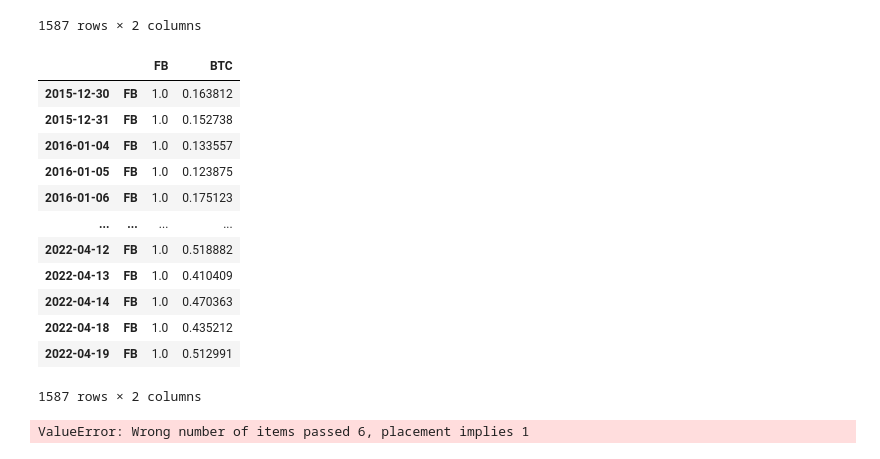
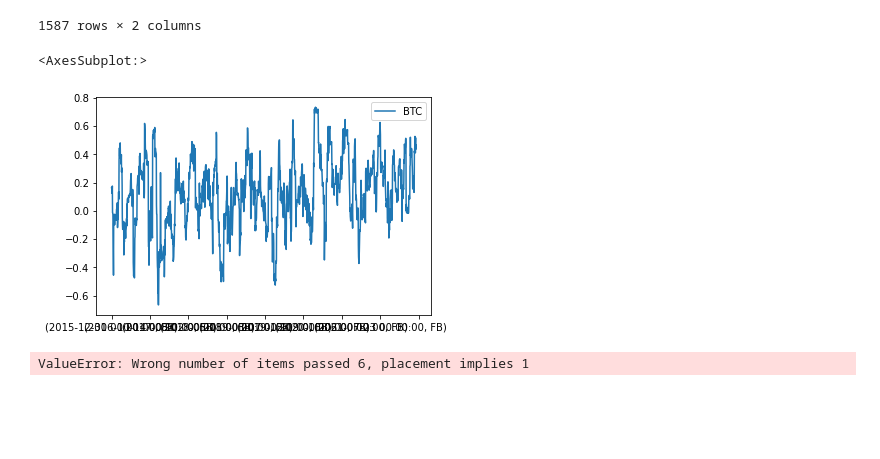
Before and after one commit to mathias1020/BTC_Correlation_Analysis, a Jupyter notebook: Correlation_Analysis.ipynb, the cells around one changed output. Cells and saved outputs as stored; diff of their text form; code cells hidden in the pictures; blank space fills up the shorter version.

Commit message:
Completed correlation function

```diff
--- a/Correlation_Analysis.ipynb
+++ b/Correlation_Analysis.ipynb
@@ -158,25 +158,15 @@ def get_correlation(ticker):
     correlation_df = correlation_df.rolling(window=20).corr().dropna()
     idx=pd.IndexSlice
     correlation_df = correlation_df.loc[idx[:, ticker], :]
+    correlation_df = correlation_df.drop(columns=[ticker])
 
     return correlation_df
 # %%
 test = get_correlation("FB")
-test
+test.plot()
 # %% [output]
-|  |  | FB | BTC |
-| 2015-12-30 | FB | 1.0 | 0.163812 |
-| 2015-12-31 | FB | 1.0 | 0.152738 |
-| 2016-01-04 | FB | 1.0 | 0.133557 |
-| 2016-01-05 | FB | 1.0 | 0.123875 |
-| 2016-01-06 | FB | 1.0 | 0.175123 |
-| ... | ... | ... | ... |
-| 2022-04-12 | FB | 1.0 | 0.518882 |
-| 2022-04-13 | FB | 1.0 | 0.410409 |
-| 2022-04-14 | FB | 1.0 | 0.470363 |
-| 2022-04-18 | FB | 1.0 | 0.435212 |
-| 2022-04-19 | FB | 1.0 | 0.512991 |
-1587 rows × 2 columns
+<AxesSubplot:>
+[figure, added]
 # %%
 # for year in years_for_analysis:
 #     index_year = year[15:19]
```
